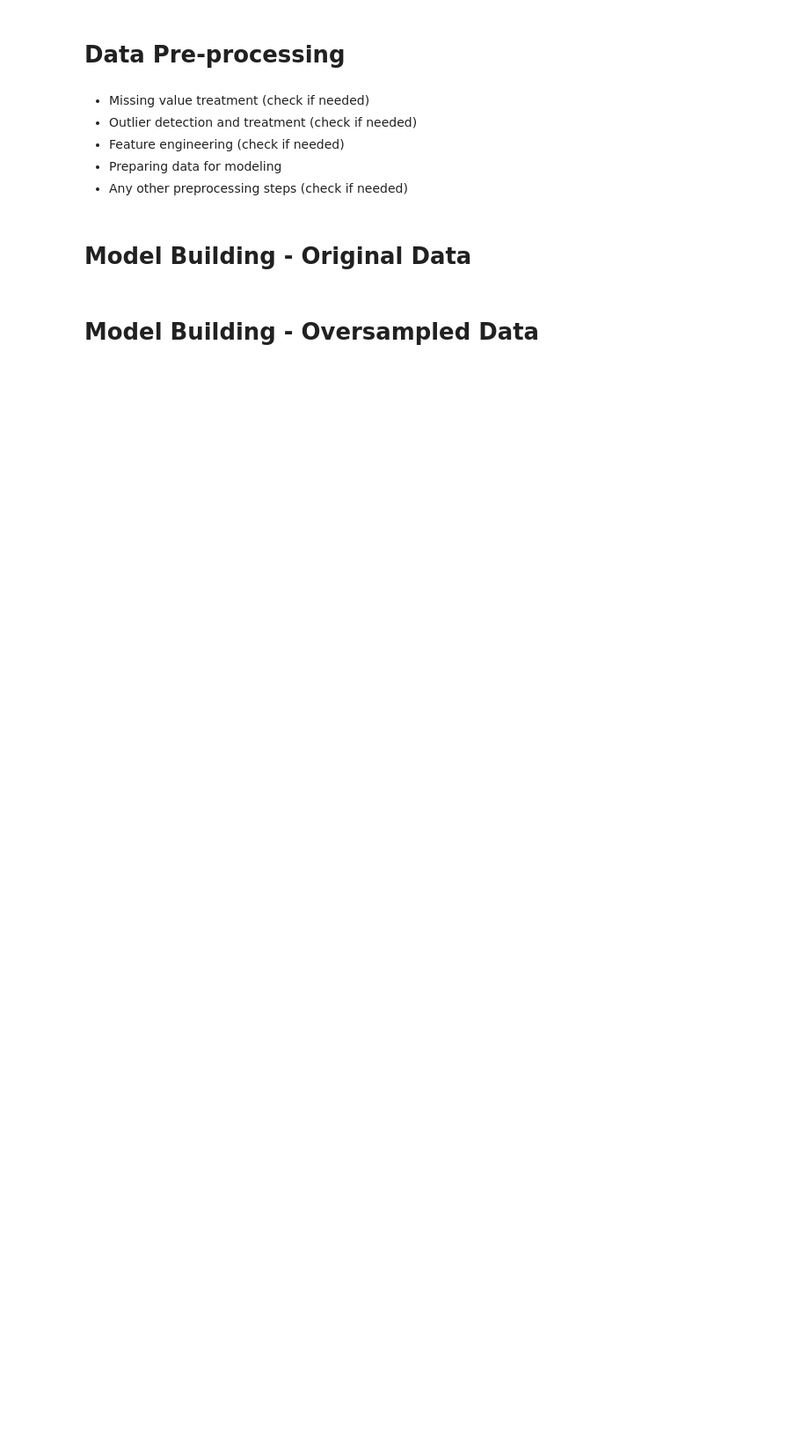
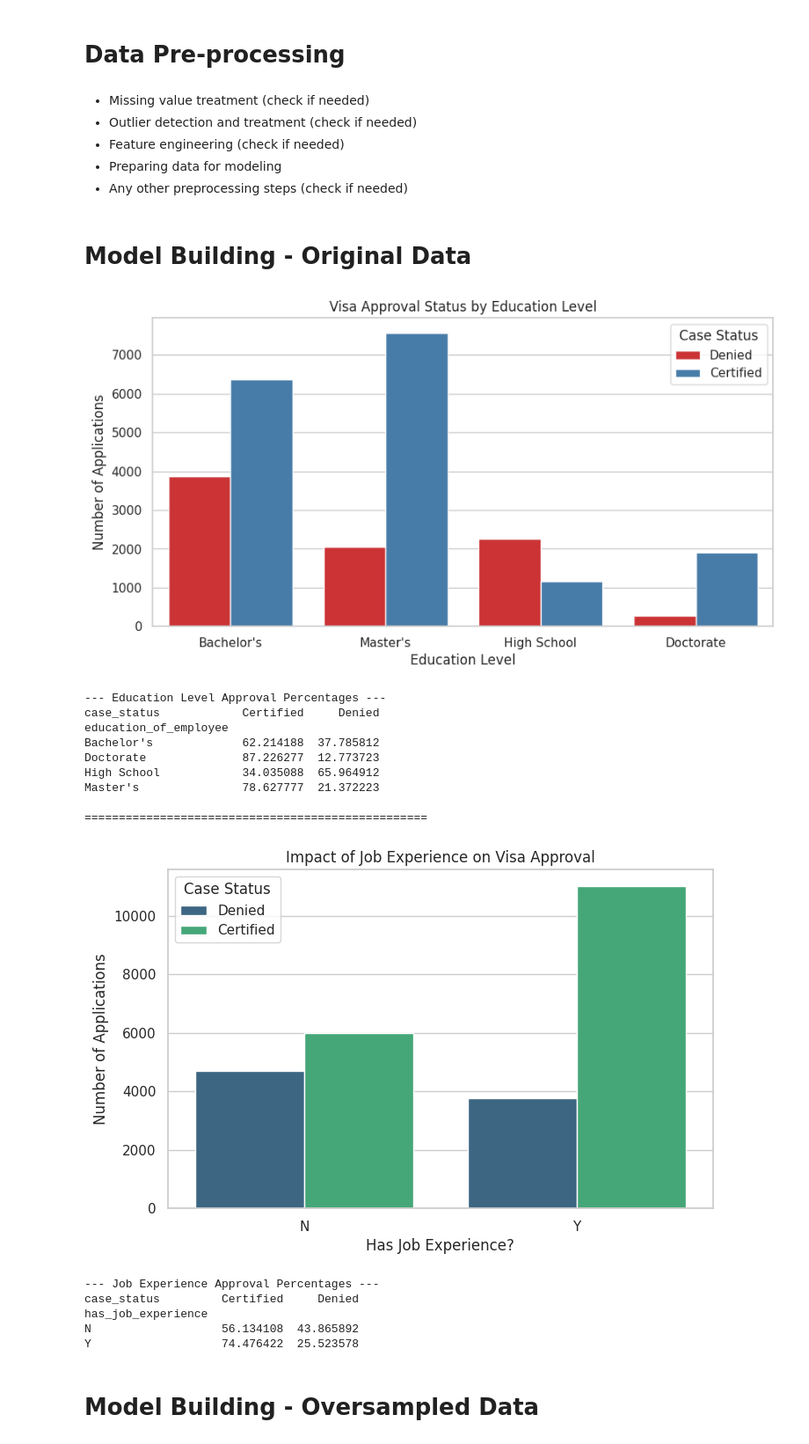
Before and after one commit to cpatterson71/Great_Learning_Project_Easy_Visa, a Jupyter notebook: Project_Full_Code_Notebook_EasyVisa.ipynb, the cells around one changed output. Shown at 88% size. Cells and saved outputs as stored; diff of their text form; code cells hidden in the pictures; blank space fills up the shorter version.

```diff
--- a/Project_Full_Code_Notebook_EasyVisa.ipynb
+++ b/Project_Full_Code_Notebook_EasyVisa.ipynb
@@ -107,5 +132,57 @@ df.head()
 - Any other preprocessing steps (check if needed)
 # %% [markdown]
 # **Model Building - Original Data**
+# %%
+import matplotlib.pyplot as plt
+import seaborn as sns
+
+# Set the style for plots
+sns.set_theme(style="whitegrid")
+
+# 1. Education Level vs. Visa Approval Rates
+plt.figure(figsize=(10, 5))
+sns.countplot(data=df, x='education_of_employee', hue='case_status', palette='Set1',
+              order=df['education_of_employee'].value_counts().index)
+plt.title('Visa Approval Status by Education Level')
+plt.xlabel('Education Level')
+plt.ylabel('Number of Applications')
+plt.xticks(rotation=0)
+plt.legend(title='Case Status')
+plt.show()
+
+# Show exact cross-tabulation percentages for education
+print("--- Education Level Approval Percentages ---")
+print(pd.crosstab(df['education_of_employee'], df['case_status'], normalize='index') * 100)
+print("\n" + "="*50 + "\n")
+
+# 2. Job Experience vs. Visa Approval Rates
+plt.figure(figsize=(8, 5))
+sns.countplot(data=df, x='has_job_experience', hue='case_status', palette='viridis')
+plt.title('Impact of Job Experience on Visa Approval')
+plt.xlabel('Has Job Experience?')
+plt.ylabel('Number of Applications')
+plt.legend(title='Case Status')
+plt.show()
+
+# Show exact cross-tabulation percentages for job experience
+print("--- Job Experience Approval Percentages ---")
+print(pd.crosstab(df['has_job_experience'], df['case_status'], normalize='index') * 100)
+# %% [output]
+[figure, added]
+--- Education Level Approval Percentages ---
+case_status            Certified     Denied
+education_of_employee
+Bachelor's             62.214188  37.785812
+Doctorate              87.226277  12.773723
+High School            34.035088  65.964912
+Master's               78.627777  21.372223
+
+==================================================
+[figure, added]
+--- Job Experience Approval Percentages ---
+case_status         Certified     Denied
+has_job_experience
+N                   56.134108  43.865892
+Y                   74.476422  25.523578
 # %% [markdown]
 # **Model Building - Oversampled Data**
```
Also changed, not shown: parts of 7 cells of this notebook.
